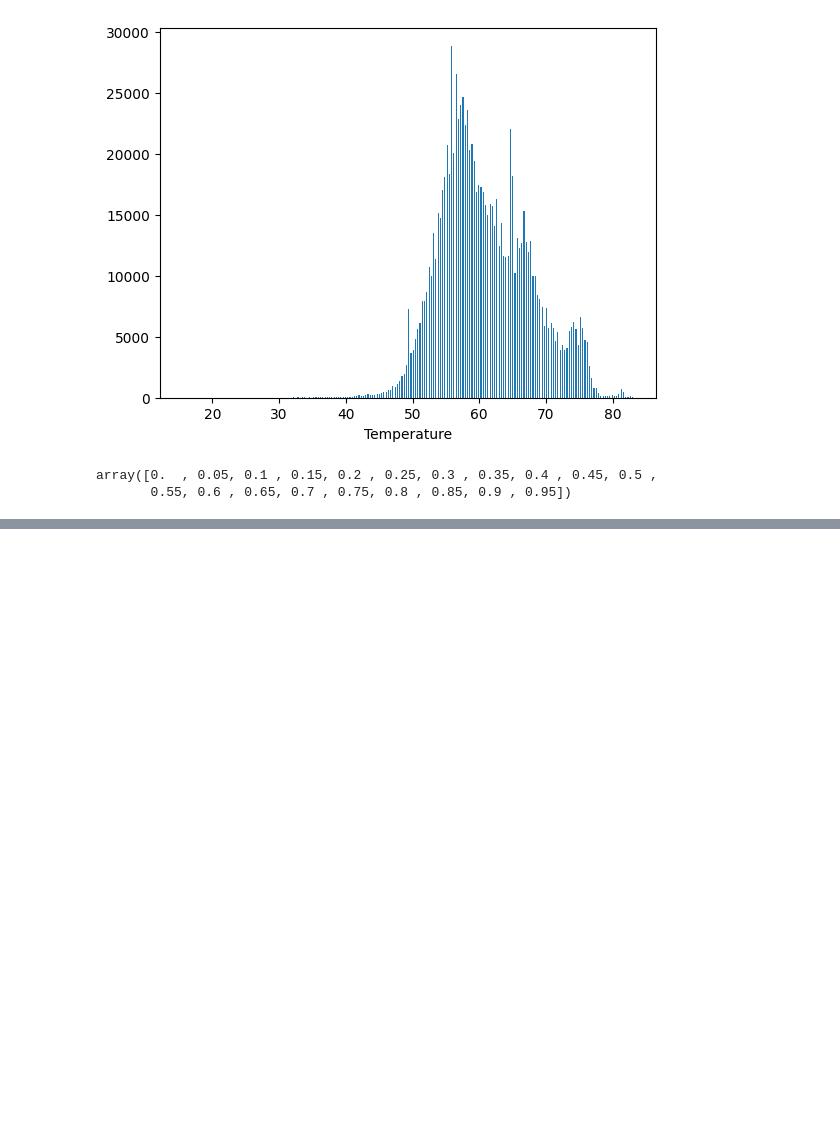
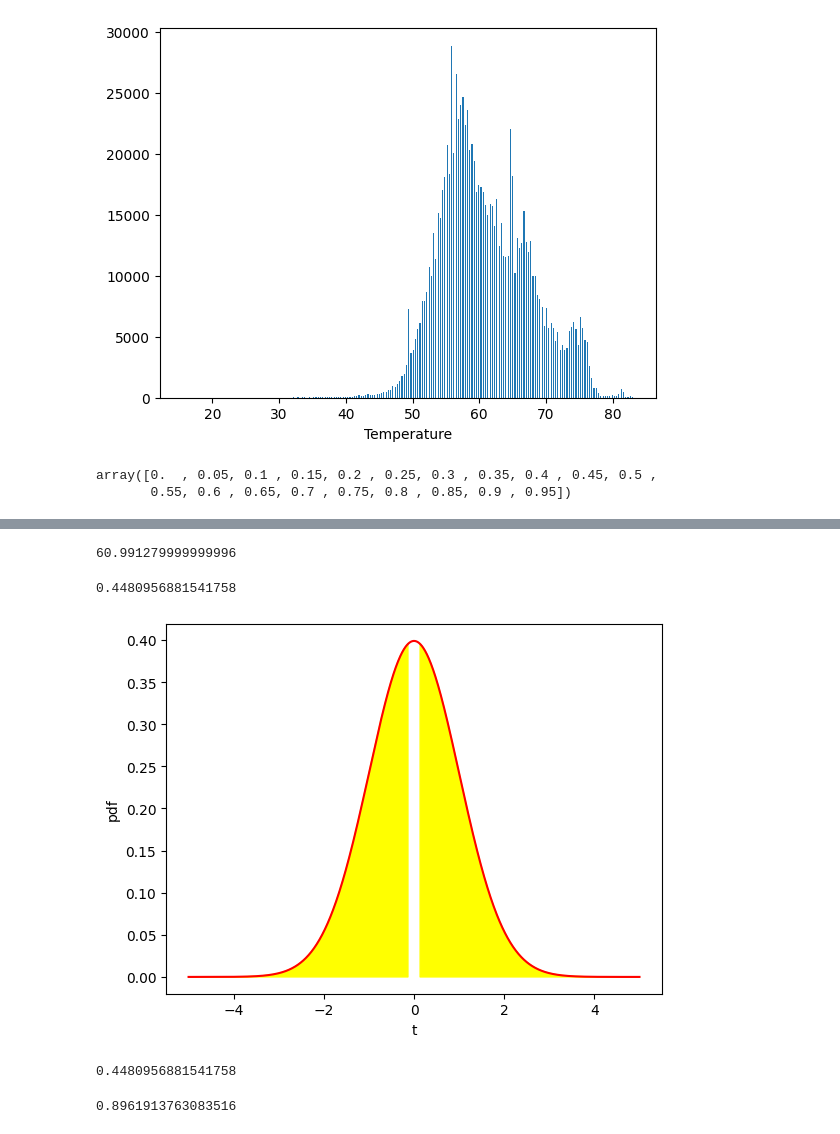
Before and after one commit to anoban/Inferential-Statistical-Analysis-with-Python, a Jupyter notebook: anoban/Testing Population Means With Confidence.ipynb, the cells around one changed output, grey strips where cells are left out. Drawn from its saved outputs; the diff is of its cells as text; code cells hidden in the pictures; blank space fills up the shorter version.

```diff
--- a/anoban/Testing Population Means With Confidence.ipynb
+++ b/anoban/Testing Population Means With Confidence.ipynb
@@ -110,0 +191,38 @@ p
+# %%
+# That mean our true population mean is t times standard errors less than the hypothesized mean!
+
+61 - (stderr_sample * abs(t))
+# %% [output]
+60.991279999999996
+# %%
+t.cdf(tscore, df = sample.size - 1)
+# %% [output]
+0.4480956881541758
+# %%
+# Since our t test was two tailed, we should consider instances when the population mean was less than the hypothesized mean
+# and instances when the population mean was greater than the hypothesized mean.
+
+x = np.linspace(-5, 5, num = 1000, endpoint = True)
+tdist = t(df = sample.size - 1).pdf(x)
+
+fig, axes = plt.subplots()
+axes.plot(x, tdist, color = "red")
+axes.fill_between(y1 = tdist, y2 = 0, x = x, color = "yellow", where = (x <= tscore) | (x >= abs(tscore)))
+axes.set_xlabel("t")
+axes.set_ylabel("pdf")
+plt.show()
+# %% [output]
+[figure, added]
+# %%
+# One yellow area is equivalent to
+
+t.cdf(tscore, df = sample.size - 1)
+# %% [output]
+0.4480956881541758
+# %%
+# The area of the curve, since we need the two yellow regions (due to our test design being a two tailed test)
+
+p = 2 * t.cdf(tscore, df = sample.size - 1)
+p
+# %% [output]
+0.8961913763083516
```
Also changed, not shown: parts of 16 cells of this notebook.
